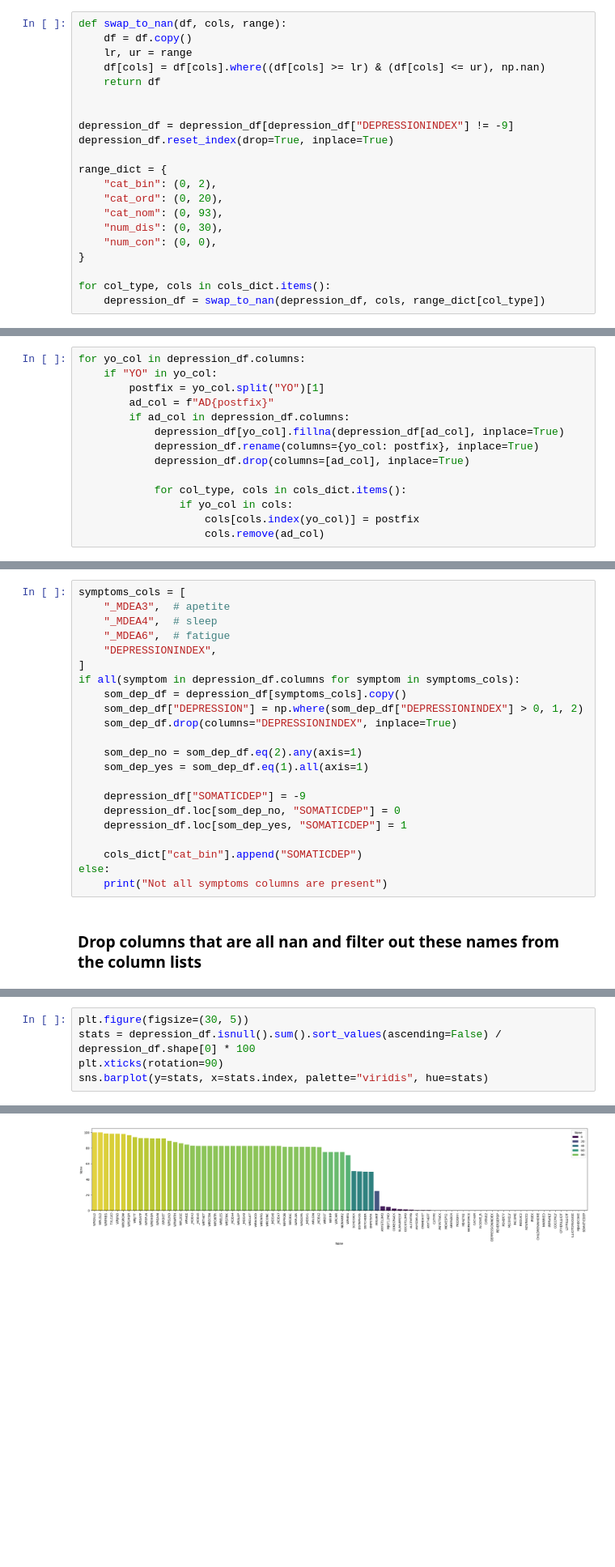
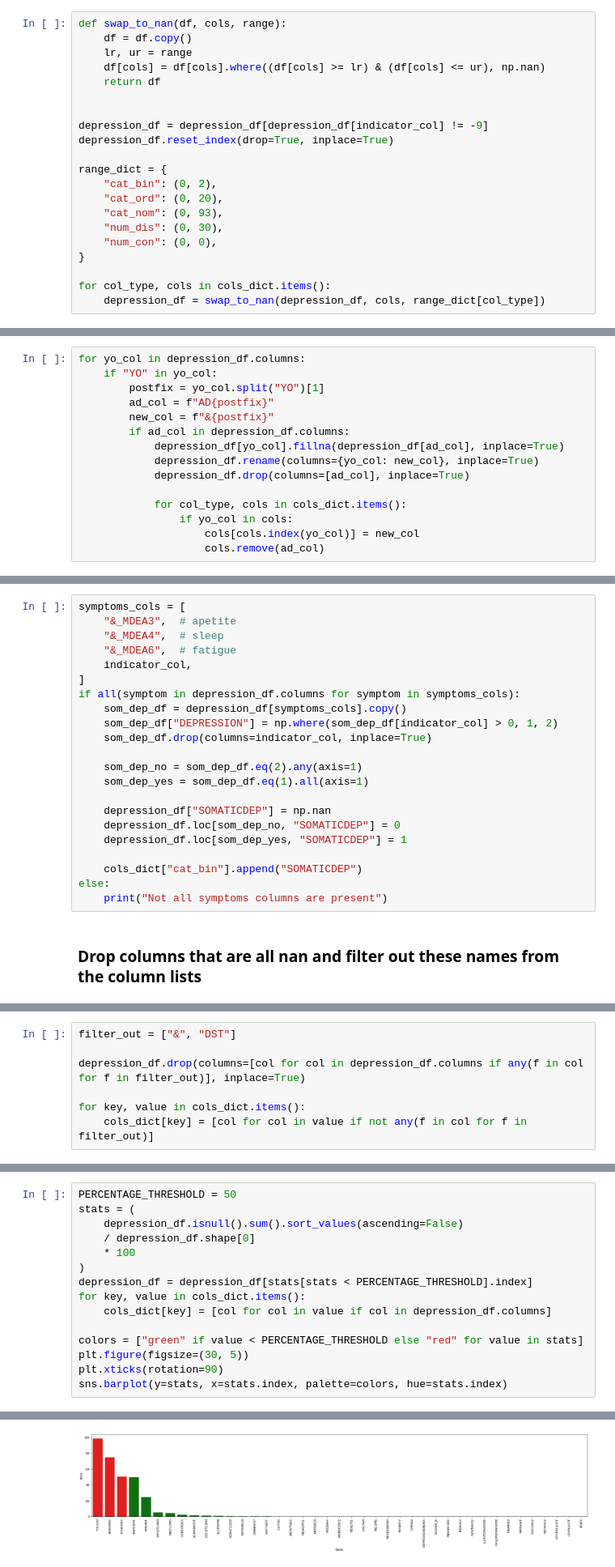
Before and after one commit to KozAAAAA/depression_analysis, a Jupyter notebook: analysis.ipynb, the cells around one changed output, grey strips where cells are left out. Shown at 81% size. Saved outputs shown, nothing was run; the diff lists cells and outputs as text; blank space fills up the shorter version.

```diff
--- a/analysis.ipynb
+++ b/analysis.ipynb
@@ -130,7 +131,7 @@ def swap_to_nan(df, cols, range):
     return df
 
 
-depression_df = depression_df[depression_df["DEPRESSIONINDEX"] != -9]
+depression_df = depression_df[depression_df[indicator_col] != -9]
 depression_df.reset_index(drop=True, inplace=True)
 
 range_dict = {
@@ -150,33 +151,34 @@ for yo_col in depression_df.columns:
     if "YO" in yo_col:
         postfix = yo_col.split("YO")[1]
         ad_col = f"AD{postfix}"
+        new_col = f"&{postfix}"
         if ad_col in depression_df.columns:
             depression_df[yo_col].fillna(depression_df[ad_col], inplace=True)
-            depression_df.rename(columns={yo_col: postfix}, inplace=True)
+            depression_df.rename(columns={yo_col: new_col}, inplace=True)
             depression_df.drop(columns=[ad_col], inplace=True)
 
             for col_type, cols in cols_dict.items():
                 if yo_col in cols:
-                    cols[cols.index(yo_col)] = postfix
+                    cols[cols.index(yo_col)] = new_col
                     cols.remove(ad_col)
 # %% [markdown]
 ### Add Somatic Depression Column and append it to cols_dict
 # %%
 symptoms_cols = [
-    "_MDEA3",  # apetite
-    "_MDEA4",  # sleep
-    "_MDEA6",  # fatigue
-    "DEPRESSIONINDEX",
+    "&_MDEA3",  # apetite
+    "&_MDEA4",  # sleep
+    "&_MDEA6",  # fatigue
+    indicator_col,
 ]
 if all(symptom in depression_df.columns for symptom in symptoms_cols):
     som_dep_df = depression_df[symptoms_cols].copy()
-    som_dep_df["DEPRESSION"] = np.where(som_dep_df["DEPRESSIONINDEX"] > 0, 1, 2)
-    som_dep_df.drop(columns="DEPRESSIONINDEX", inplace=True)
+    som_dep_df["DEPRESSION"] = np.where(som_dep_df[indicator_col] > 0, 1, 2)
+    som_dep_df.drop(columns=indicator_col, inplace=True)
 
     som_dep_no = som_dep_df.eq(2).any(axis=1)
     som_dep_yes = som_dep_df.eq(1).all(axis=1)
 
-    depression_df["SOMATICDEP"] = -9
+    depression_df["SOMATICDEP"] = np.nan
     depression_df.loc[som_dep_no, "SOMATICDEP"] = 0
     depression_df.loc[som_dep_yes, "SOMATICDEP"] = 1
 
@@ -201,0 +204,7 @@ Dropped empty columns: ['DSTNCALM', 'DSTDEPRS', 'DSTTIRE', 'DSTSITST']
+# %%
+filter_out = ["&", "DST"]
+
+depression_df.drop(columns=[col for col in depression_df.columns if any(f in col for f in filter_out)], inplace=True)
+
+for key, value in cols_dict.items():
+    cols_dict[key] = [col for col in value if not any(f in col for f in filter_out)]
@@ -202,11 +213,21 @@ Dropped empty columns: ['DSTNCALM', 'DSTDEPRS', 'DSTTIRE', 'DSTSITST']
 # %%
+PERCENTAGE_THRESHOLD = 50
+stats = (
+    depression_df.isnull().sum().sort_values(ascending=False)
+    / depression_df.shape[0]
+    * 100
+)
+depression_df = depression_df[stats[stats < PERCENTAGE_THRESHOLD].index]
+for key, value in cols_dict.items():
+    cols_dict[key] = [col for col in value if col in depression_df.columns]
+
+colors = ["green" if value < PERCENTAGE_THRESHOLD else "red" for value in stats]
 plt.figure(figsize=(30, 5))
-stats = depression_df.isnull().sum().sort_values(ascending=False) / depression_df.shape[0] * 100
 plt.xticks(rotation=90)
-sns.barplot(y=stats, x=stats.index, palette="viridis", hue=stats)
+sns.barplot(y=stats, x=stats.index, palette=colors, hue=stats.index)
 # %% [output]
 <Axes: xlabel='None', ylabel='None'>
-[figure, old version]
+[figure, new version]
 # %% [markdown]
 ### Preliminary Analysis
 Find N significantly different factors influencing the depression level.
```
Also changed, not shown: parts of 26 cells of this notebook.
